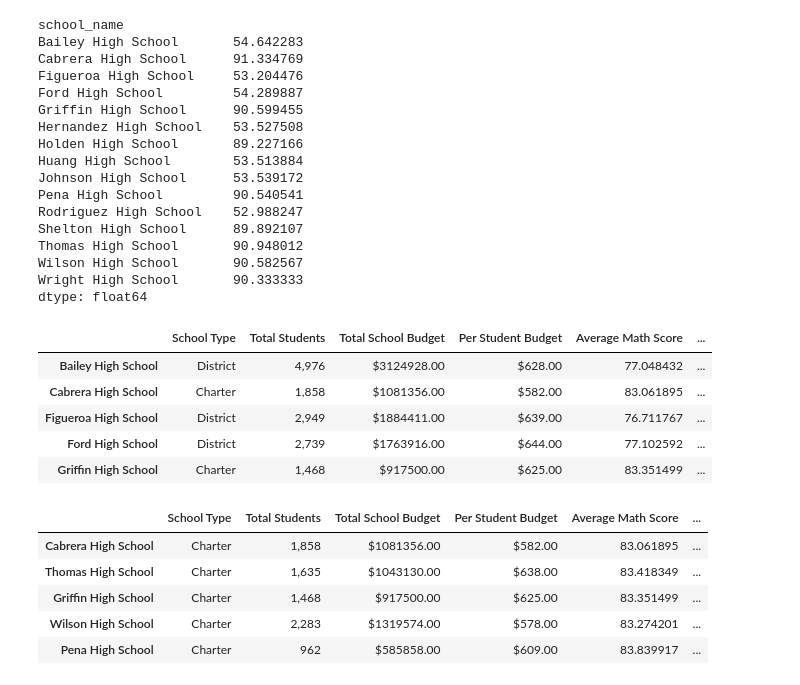
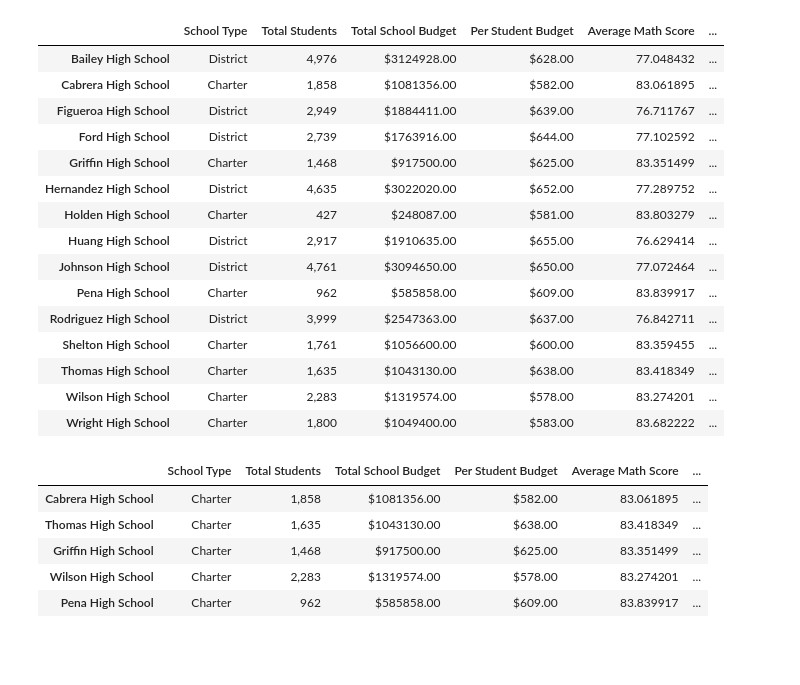
Before and after one commit to ForTheGold/School_Analysis, a Jupyter notebook: PyCitySchools_Challenge_W_Incorrect_THS_Data.ipynb, the cells around one changed output. Saved outputs shown, nothing was run; the diff lists cells and outputs as text; code cells hidden in the pictures; blank space fills up the shorter version.

Commit message:
Added tables, updated readme

```diff
--- a/PyCitySchools_Challenge_W_Incorrect_THS_Data.ipynb
+++ b/PyCitySchools_Challenge_W_Incorrect_THS_Data.ipynb
@@ -185,4 +70,19 @@ Name: math_score, Length: 39170, dtype: int64
 # %%
+per_school_types = school_data_df.set_index(["school_name"])["type"]
+
+per_school_counts = school_data_df.set_index(["school_name"])["size"]
+per_school_budget = school_data_df.set_index(["school_name"])["budget"]
+
+per_school_capita = per_school_budget / per_school_counts
+
+student_school_math = student_data_df.set_index(["school_name"])["math_score"]
+student_school_reading = school_data_complete_df.groupby(["school_name"])["reading_score"]
+
+per_school_averages = school_data_complete_df.groupby(["school_name"]).mean()
+
+per_school_math = school_data_complete_df.groupby(["school_name"]).mean()["math_score"]
+per_school_reading = school_data_complete_df.groupby(["school_name"]).mean()["reading_score"]
+
 per_school_passing_math = school_data_complete_df[(school_data_complete_df["math_score"] >= 70)]
 per_school_passing_reading = school_data_complete_df[(school_data_complete_df["reading_score"] >= 70)]
 
@@ -196,57 +96,48 @@ per_school_passing_math = per_school_passing_math / per_school_counts * 100
 per_school_passing_reading = per_school_passing_reading / per_school_counts * 100
 
 per_overall_passing_percentage = per_passing_math_reading / per_school_counts * 100
-per_overall_passing_percentage
-# %% [output]
-school_name
-Bailey High School       54.642283
-Cabrera High School      91.334769
-Figueroa High School     53.204476
-Ford High School         54.289887
-Griffin High School      90.599455
-Hernandez High School    53.527508
-Holden High School       89.227166
-Huang High School        53.513884
-Johnson High School      53.539172
-Pena High School         90.540541
-Rodriguez High School    52.988247
-Shelton High School      89.892107
-Thomas High School       90.948012
-Wilson High School       90.582567
-Wright High School       90.333333
-dtype: float64
 # %%
 per_school_summary_df = pd.DataFrame({
              "School Type": per_school_types,
              "Total Students": per_school_counts,
              "Total School Budget": per_school_budget,
              "Per Student Budget": per_school_capita,
              "Average Math Score": per_school_math,
            "Average Reading Score": per_school_reading,
            "% Passing Math": per_school_passing_math,
            "% Passing Reading": per_school_passing_reading,
            "% Overall Passing": per_overall_passing_percentage})
 
 per_school_summary_df["Total Students"] = per_school_summary_df["Total Students"].map("{:,}".format)
 
 per_school_summary_df["Total School Budget"] = per_school_summary_df["Total School Budget"].map("${:.2f}".format)
 per_school_summary_df["Per Student Budget"] = per_school_summary_df["Per Student Budget"].map("${:.2f}".format)
 
 # per_school_summary_df["Average Math Score"] = per_school_summary_df["Average Math Score"].map("{:.1f}".format)
 # per_school_summary_df["Average Reading Score"] = per_school_summary_df["Average Reading Score"].map("{:.1f}".format)
 
 # per_school_summary_df["% Passing Math"] = per_school_summary_df["% Passing Math"].map("{:.0f}%".format)
 # per_school_summary_df["% Passing Reading"] = per_school_summary_df["% Passing Reading"].map("{:.0f}%".format)
 # per_school_summary_df["% Overall Passing"] = per_school_summary_df["% Overall Passing"].map("{:.0f}%".format)
 
-per_school_summary_df.head()
+per_school_summary_df
 # %% [output]
 |  | School Type | Total Students | Total School Budget | Per Student Budget | Average Math Score | ... |
 | Bailey High School | District | 4,976 | $3124928.00 | $628.00 | 77.048432 | ... |
 | Cabrera High School | Charter | 1,858 | $1081356.00 | $582.00 | 83.061895 | ... |
 | Figueroa High School | District | 2,949 | $1884411.00 | $639.00 | 76.711767 | ... |
 | Ford High School | District | 2,739 | $1763916.00 | $644.00 | 77.102592 | ... |
 | Griffin High School | Charter | 1,468 | $917500.00 | $625.00 | 83.351499 | ... |
+| Hernandez High School | District | 4,635 | $3022020.00 | $652.00 | 77.289752 | ... |
+| Holden High School | Charter | 427 | $248087.00 | $581.00 | 83.803279 | ... |
+| Huang High School | District | 2,917 | $1910635.00 | $655.00 | 76.629414 | ... |
+| Johnson High School | District | 4,761 | $3094650.00 | $650.00 | 77.072464 | ... |
+| Pena High School | Charter | 962 | $585858.00 | $609.00 | 83.839917 | ... |
+| Rodriguez High School | District | 3,999 | $2547363.00 | $637.00 | 76.842711 | ... |
+| Shelton High School | Charter | 1,761 | $1056600.00 | $600.00 | 83.359455 | ... |
+| Thomas High School | Charter | 1,635 | $1043130.00 | $638.00 | 83.418349 | ... |
+| Wilson High School | Charter | 2,283 | $1319574.00 | $578.00 | 83.274201 | ... |
+| Wright High School | Charter | 1,800 | $1049400.00 | $583.00 | 83.682222 | ... |
 # %%
 top_schools = per_school_summary_df.sort_values(["% Overall Passing"], ascending=False)
 top_schools.head()
```
Also changed, not shown: parts of 18 cells of this notebook, 18 other files.
